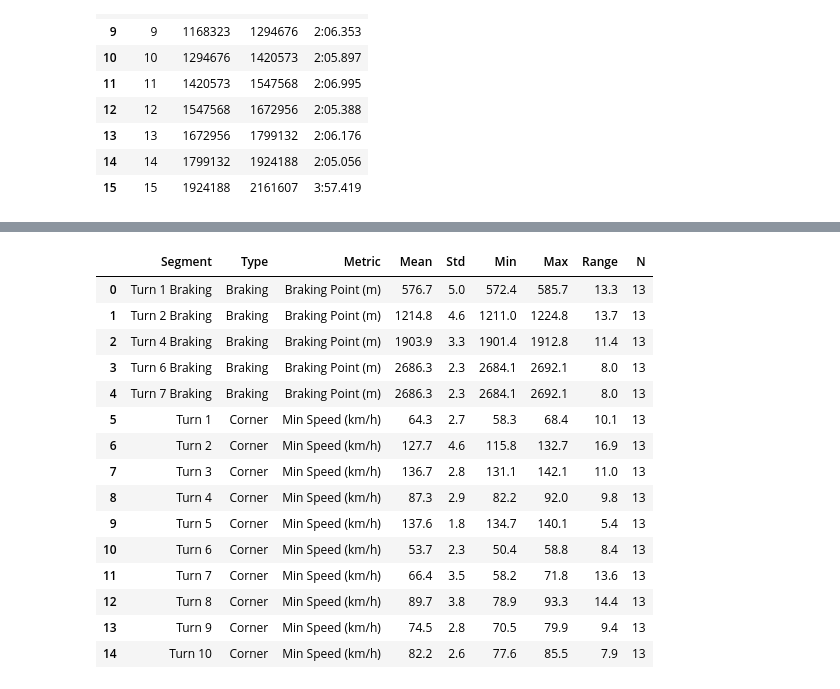
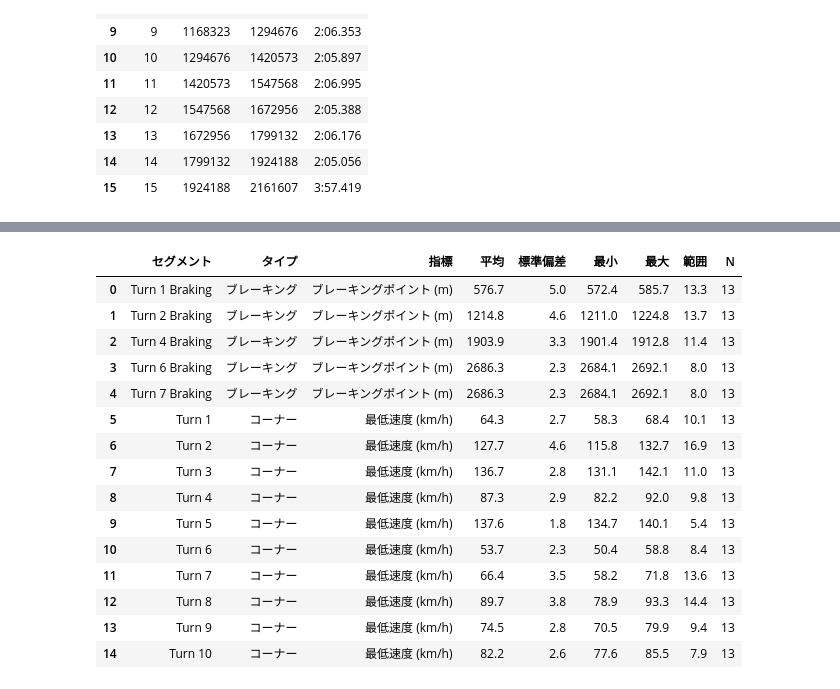
Before and after one commit to m3rlin45/motorsports-data-notebook-releases, a Jupyter notebook: files/ja/consistency_analysis_v0.10.1.ipynb, the cells around one changed output, grey strips where cells are left out. Drawn from its saved outputs; the diff is of its cells as text; code cells hidden in the pictures.

```diff
--- a/files/en/consistency_analysis_v0.9.0.ipynb
+++ b/files/ja/consistency_analysis_v0.10.1.ipynb
@@ -405,70 +409,70 @@ fig = visualize_throttle_acceptance(
 )
 show_fig(fig)
 # %%
-# Summary statistics table
+# サマリー統計テーブル
 def compute_summary_stats(stats_df):
-    """Compute summary statistics for each segment across all laps."""
+    """全ラップにわたる各セグメントのサマリー統計を計算"""
     summary = []
 
-    # Braking segments
+    # ブレーキングセグメント
     for seg_name in stats_df[stats_df["segment_type"] == "braking"]["segment_name"].unique():
         seg_data = stats_df[
             (stats_df["segment_name"] == seg_name) & stats_df["braking_point"].notna()
         ]
         if len(seg_data) > 0:
             summary.append(
                 {
-                    "Segment": seg_name,
-                    "Type": "Braking",
-                    "Metric": "Braking Point (m)",
-                    "Mean": seg_data["braking_point"].mean(),
-                    "Std": seg_data["braking_point"].std(),
-                    "Min": seg_data["braking_point"].min(),
-                    "Max": seg_data["braking_point"].max(),
-                    "Range": seg_data["braking_point"].max() - seg_data["braking_point"].min(),
+                    "セグメント": seg_name,
+                    "タイプ": "ブレーキング",
+                    "指標": "ブレーキングポイント (m)",
+                    "平均": seg_data["braking_point"].mean(),
+                    "標準偏差": seg_data["braking_point"].std(),
+                    "最小": seg_data["braking_point"].min(),
+                    "最大": seg_data["braking_point"].max(),
+                    "範囲": seg_data["braking_point"].max() - seg_data["braking_point"].min(),
                     "N": len(seg_data),
                 }
             )
 
-    # Corner segments
+    # コーナーセグメント
     for seg_name in stats_df[stats_df["segment_type"] == "corner"]["segment_name"].unique():
         seg_data = stats_df[(stats_df["segment_name"] == seg_name) & stats_df["min_speed"].notna()]
         if len(seg_data) > 0:
             summary.append(
                 {
-                    "Segment": seg_name,
-                    "Type": "Corner",
-                    "Metric": "Min Speed (km/h)",
-                    "Mean": seg_data["min_speed"].mean(),
-                    "Std": seg_data["min_speed"].std(),
-                    "Min": seg_data["min_speed"].min(),
-                    "Max": seg_data["min_speed"].max(),
-                    "Range": seg_data["min_speed"].max() - seg_data["min_speed"].min(),
+                    "セグメント": seg_name,
+                    "タイプ": "コーナー",
+                    "指標": "最低速度 (km/h)",
+                    "平均": seg_data["min_speed"].mean(),
+                    "標準偏差": seg_data["min_speed"].std(),
+                    "最小": seg_data["min_speed"].min(),
+                    "最大": seg_data["min_speed"].max(),
+                    "範囲": seg_data["min_speed"].max() - seg_data["min_speed"].min(),
                     "N": len(seg_data),
                 }
             )
 
     return pd.DataFrame(summary)
 
 
 summary_df = compute_summary_stats(stats_df)
 summary_df.style.format(
-    {"Mean": "{:.1f}", "Std": "{:.1f}", "Min": "{:.1f}", "Max": "{:.1f}", "Range": "{:.1f}"}
+    {"平均": "{:.1f}", "標準偏差": "{:.1f}", "最小": "{:.1f}", "最大": "{:.1f}", "範囲": "{:.1f}"}
 )
 # %% [output]
-|  | Segment | Type | Metric | Mean | Std | Min | Max | Range | N |
-| 0 | Turn 1 Braking | Braking | Braking Point (m) | 576.7 | 5.0 | 572.4 | 585.7 | 13.3 | 13 |
-| 1 | Turn 2 Braking | Braking | Braking Point (m) | 1214.8 | 4.6 | 1211.0 | 1224.8 | 13.7 | 13 |
-| 2 | Turn 4 Braking | Braking | Braking Point (m) | 1903.9 | 3.3 | 1901.4 | 1912.8 | 11.4 | 13 |
-| 3 | Turn 6 Braking | Braking | Braking Point (m) | 2686.3 | 2.3 | 2684.1 | 2692.1 | 8.0 | 13 |
-| 4 | Turn 7 Braking | Braking | Braking Point (m) | 2686.3 | 2.3 | 2684.1 | 2692.1 | 8.0 | 13 |
-| 5 | Turn 1 | Corner | Min Speed (km/h) | 64.3 | 2.7 | 58.3 | 68.4 | 10.1 | 13 |
-| 6 | Turn 2 | Corner | Min Speed (km/h) | 127.7 | 4.6 | 115.8 | 132.7 | 16.9 | 13 |
-| 7 | Turn 3 | Corner | Min Speed (km/h) | 136.7 | 2.8 | 131.1 | 142.1 | 11.0 | 13 |
-| 8 | Turn 4 | Corner | Min Speed (km/h) | 87.3 | 2.9 | 82.2 | 92.0 | 9.8 | 13 |
-| 9 | Turn 5 | Corner | Min Speed (km/h) | 137.6 | 1.8 | 134.7 | 140.1 | 5.4 | 13 |
-| 10 | Turn 6 | Corner | Min Speed (km/h) | 53.7 | 2.3 | 50.4 | 58.8 | 8.4 | 13 |
-| 11 | Turn 7 | Corner | Min Speed (km/h) | 66.4 | 3.5 | 58.2 | 71.8 | 13.6 | 13 |
-| 12 | Turn 8 | Corner | Min Speed (km/h) | 89.7 | 3.8 | 78.9 | 93.3 | 14.4 | 13 |
-| 13 | Turn 9 | Corner | Min Speed (km/h) | 74.5 | 2.8 | 70.5 | 79.9 | 9.4 | 13 |
-| 14 | Turn 10 | Corner | Min Speed (km/h) | 82.2 | 2.6 | 77.6 | 85.5 | 7.9 | 13 |
+|  | セグメント | タイプ | 指標 | 平均 | 標準偏差 | 最小 | 最大 | 範囲 | N |
+| 0 | Turn 1 Braking | ブレーキング | ブレーキングポイント (m) | 576.7 | 5.0 | 572.4 | 585.7 | 13.3 | 13 |
+| 1 | Turn 2 Braking | ブレーキング | ブレーキングポイント (m) | 1214.8 | 4.6 | 1211.0 | 1224.8 | 13.7 | 13 |
+| 2 | Turn 4 Braking | ブレーキング | ブレーキングポイント (m) | 1903.9 | 3.3 | 1901.4 | 1912.8 | 11.4 | 13 |
+| 3 | Turn 6 Braking | ブレーキング | ブレーキングポイント (m) | 2686.3 | 2.3 | 2684.1 | 2692.1 | 8.0 | 13 |
+| 4 | Turn 7 Braking | ブレーキング | ブレーキングポイント (m) | 2686.3 | 2.3 | 2684.1 | 2692.1 | 8.0 | 13 |
+| 5 | Turn 1 | コーナー | 最低速度 (km/h) | 64.3 | 2.7 | 58.3 | 68.4 | 10.1 | 13 |
+| 6 | Turn 2 | コーナー | 最低速度 (km/h) | 127.7 | 4.6 | 115.8 | 132.7 | 16.9 | 13 |
+| 7 | Turn 3 | コーナー | 最低速度 (km/h) | 136.7 | 2.8 | 131.1 | 142.1 | 11.0 | 13 |
+| 8 | Turn 4 | コーナー | 最低速度 (km/h) | 87.3 | 2.9 | 82.2 | 92.0 | 9.8 | 13 |
+| 9 | Turn 5 | コーナー | 最低速度 (km/h) | 137.6 | 1.8 | 134.7 | 140.1 | 5.4 | 13 |
+| 10 | Turn 6 | コーナー | 最低速度 (km/h) | 53.7 | 2.3 | 50.4 | 58.8 | 8.4 | 13 |
+| 11 | Turn 7 | コーナー | 最低速度 (km/h) | 66.4 | 3.5 | 58.2 | 71.8 | 13.6 | 13 |
+| 12 | Turn 8 | コーナー | 最低速度 (km/h) | 89.7 | 3.8 | 78.9 | 93.3 | 14.4 | 13 |
+| 13 | Turn 9 | コーナー | 最低速度 (km/h) | 74.5 | 2.8 | 70.5 | 79.9 | 9.4 | 13 |
+| 14 | Turn 10 | コーナー | 最低速度 (km/h) | 82.2 | 2.6 | 77.6 | 85.5 | 7.9 | 13 |
```
Also changed, not shown: parts of 15 cells of this notebook, 26 other files.
